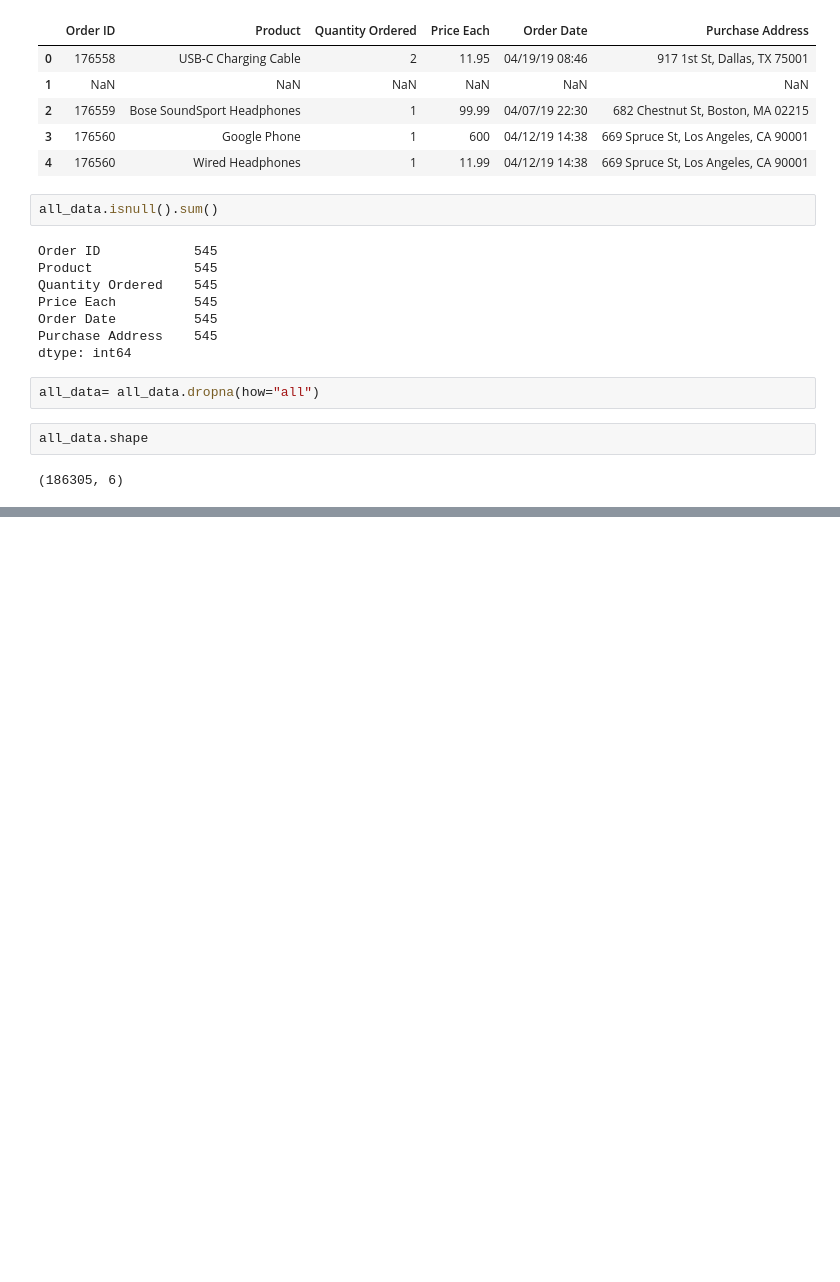
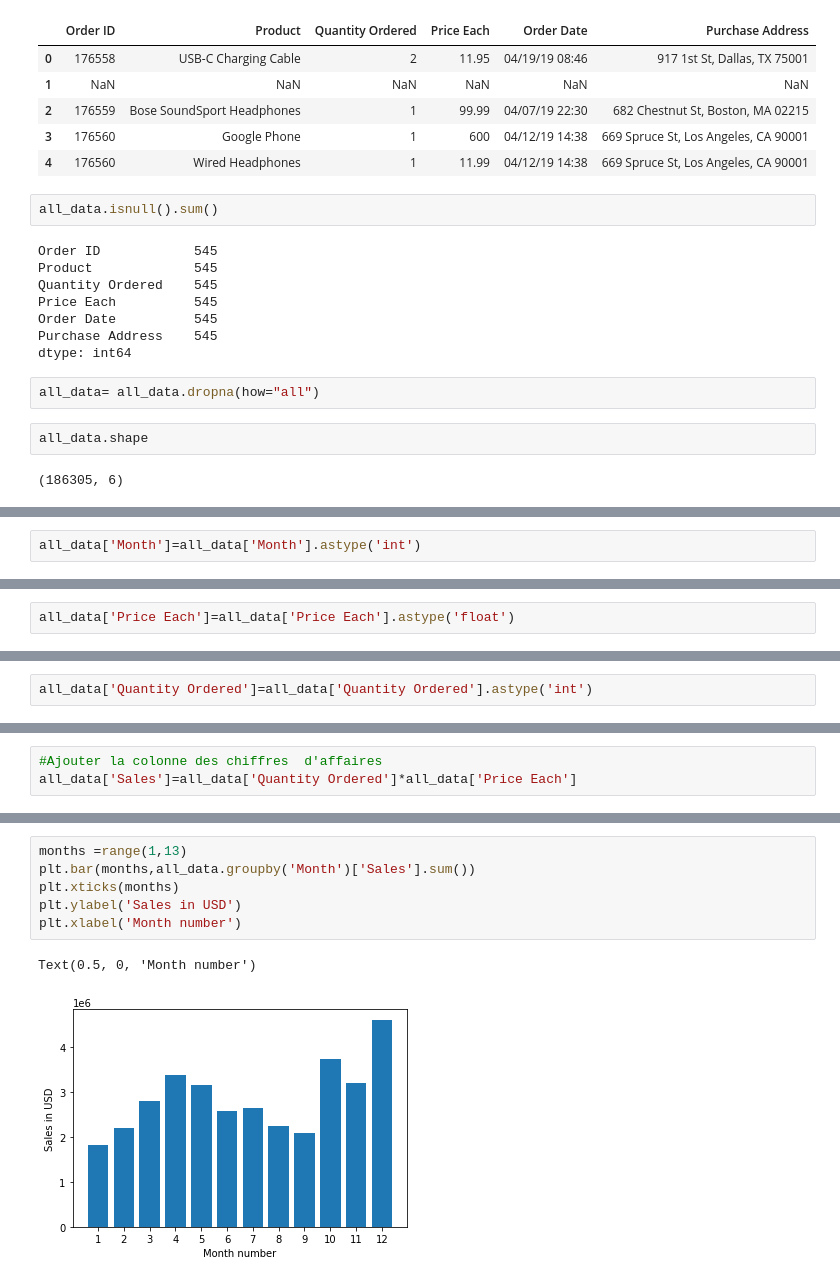
Before and after one commit to Azrarag/data-analysis, a Jupyter notebook: datat.ipynb, the cells around one changed output, grey strips where cells are left out. Saved outputs shown, nothing was run; the diff lists cells and outputs as text; blank space fills up the shorter version.

Commit message:
calculer le chiffre d'affaire de chaque mois

```diff
--- a/datat.ipynb
+++ b/datat.ipynb
@@ -104,0 +169,2 @@ all_data.shape
+# %%
+all_data['Month']=all_data['Month'].astype('int')
@@ -104,0 +188,2 @@ all_data.shape
+# %%
+all_data['Price Each']=all_data['Price Each'].astype('float')
@@ -104,0 +196,2 @@ all_data.shape
+# %%
+all_data['Quantity Ordered']=all_data['Quantity Ordered'].astype('int')
@@ -104,0 +204,3 @@ all_data.shape
+# %%
+#Ajouter la colonne des chiffres  d'affaires
+all_data['Sales']=all_data['Quantity Ordered']*all_data['Price Each']
@@ -104,0 +246,9 @@ all_data.shape
+# %%
+months =range(1,13)
+plt.bar(months,all_data.groupby('Month')['Sales'].sum())
+plt.xticks(months)
+plt.ylabel('Sales in USD')
+plt.xlabel('Month number')
+# %% [output]
+Text(0.5, 0, 'Month number')
+[figure, added]
```
Also changed, not shown: parts of 16 cells of this notebook.
